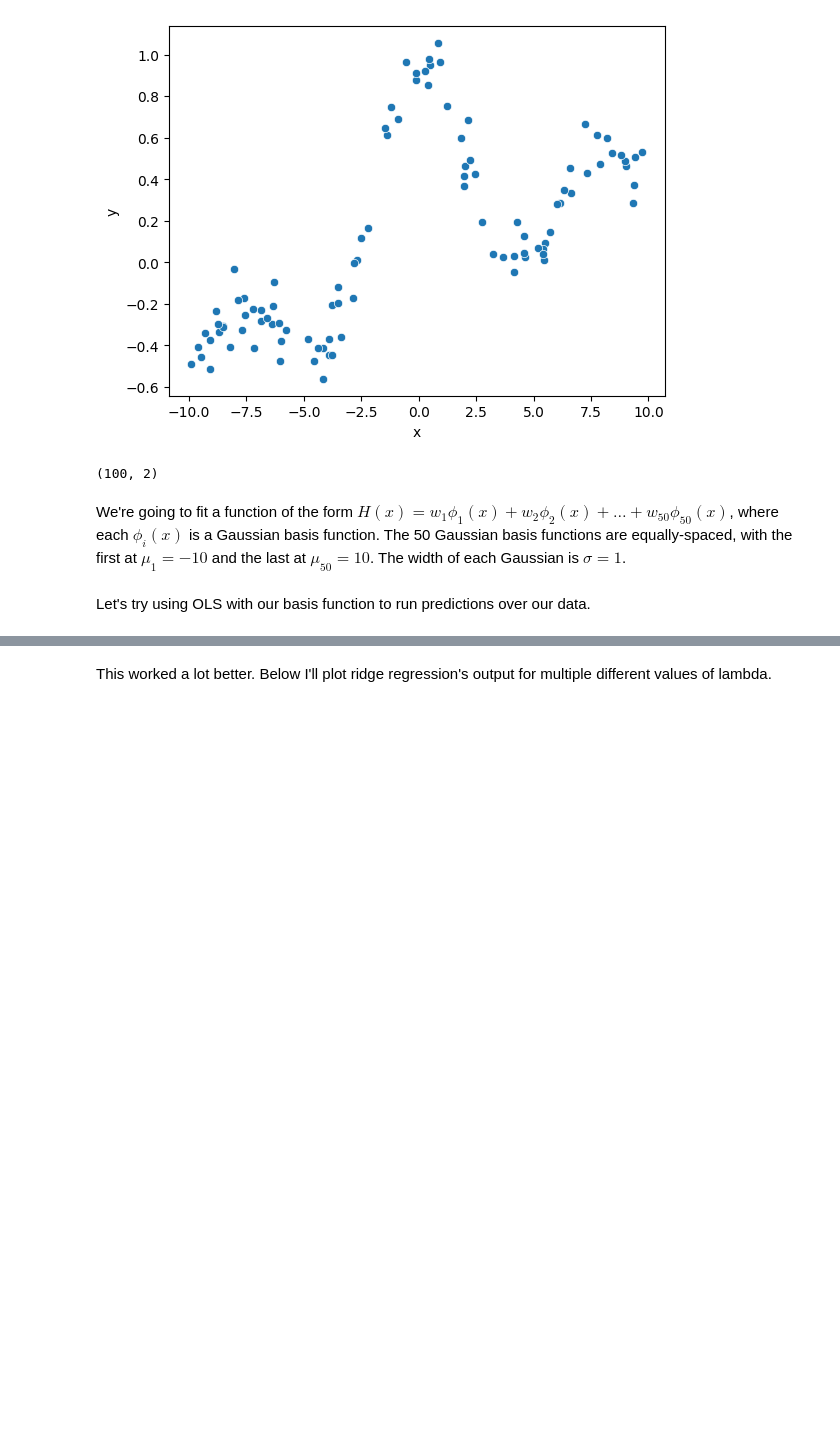
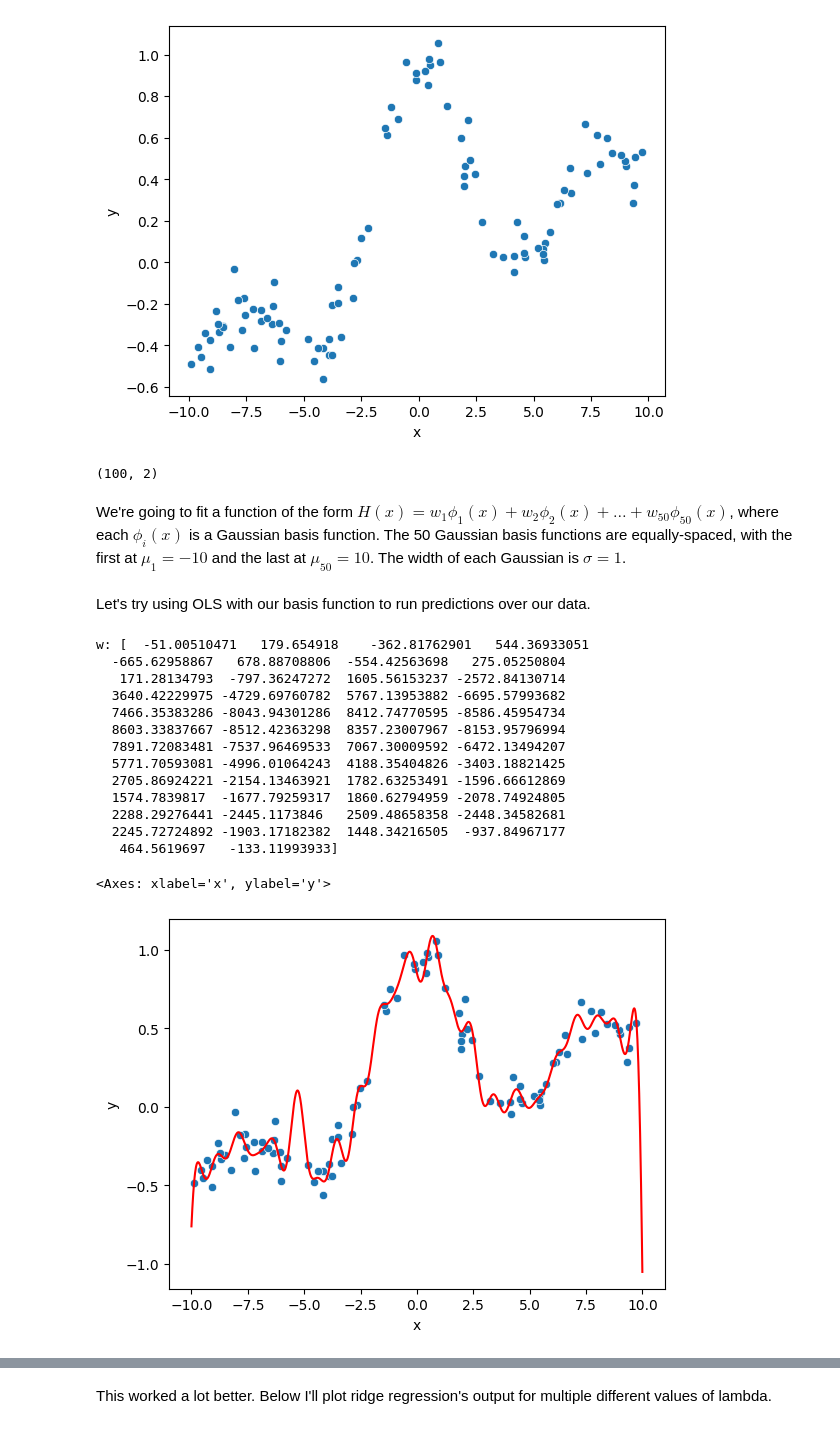
Before and after one commit to MatteoPerona/exploring-nonlinear-regression, a Jupyter notebook: exploration.ipynb, the cells around one changed output, grey strips where cells are left out. Drawn from its saved outputs; the diff is of its cells as text; code cells hidden in the pictures; blank space fills up the shorter version.

```diff
--- a/exploration.ipynb
+++ b/exploration.ipynb
@@ -64,3 +72,34 @@ def ridge_gauss_basis_50_fit(data, lambd=0.01):
     return w
 # %% [markdown]
 Let's try using OLS with our basis function to run predictions over our data.
+# %%
+sigma = 1
+x_fill = np.linspace(-10,10, 1000)
+phi = np.array(
+        [gauss(x_fill, mu_i, sigma) for mu_i in np.linspace(-10,10, 50)]).T
+
+phi_ols = np.array(
+        [gauss(data.x, mu_i, sigma) for mu_i in np.linspace(-10,10, 50)]).T
+
+w_ols = np.linalg.lstsq(phi_ols, data.y, rcond=None)[0]
+
+# w = ols_gauss_basis_50_fit(data)
+print(f'w: {w_ols}')
+sns.scatterplot(data=data, x='x', y='y')
+sns.lineplot(x=x_fill, y=np.matmul(phi, w_ols), color='red')
+# %% [output]
+w: [  -51.00510471   179.654918    -362.81762901   544.36933051
+  -665.62958867   678.88708806  -554.42563698   275.05250804
+   171.28134793  -797.36247272  1605.56153237 -2572.84130714
+  3640.42229975 -4729.69760782  5767.13953882 -6695.57993682
+  7466.35383286 -8043.94301286  8412.74770595 -8586.45954734
+  8603.33837667 -8512.42363298  8357.23007967 -8153.95796994
+  7891.72083481 -7537.96469533  7067.30009592 -6472.13494207
+  5771.70593081 -4996.01064243  4188.35404826 -3403.18821425
+  2705.86924221 -2154.13463921  1782.63253491 -1596.66612869
+  1574.7839817  -1677.79259317  1860.62794959 -2078.74924805
+  2288.29276441 -2445.1173846   2509.48658358 -2448.34582681
+  2245.72724892 -1903.17182382  1448.34216505  -937.84967177
+   464.5619697   -133.11993933]
+<Axes: xlabel='x', ylabel='y'>
+[figure, added]
```
Also changed, not shown: parts of 7 cells of this notebook, 2 other files.
